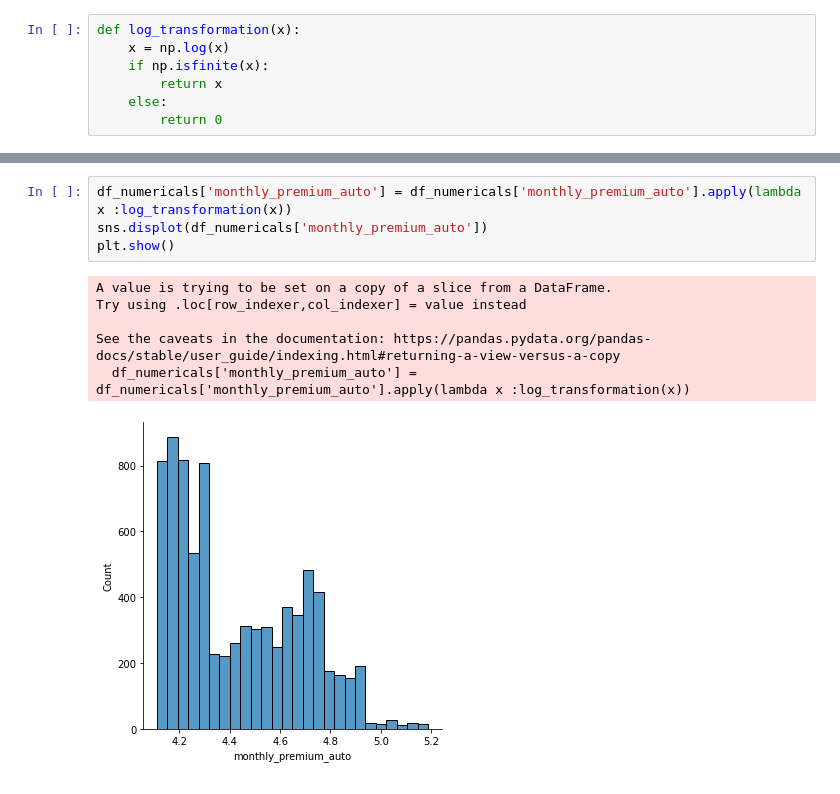
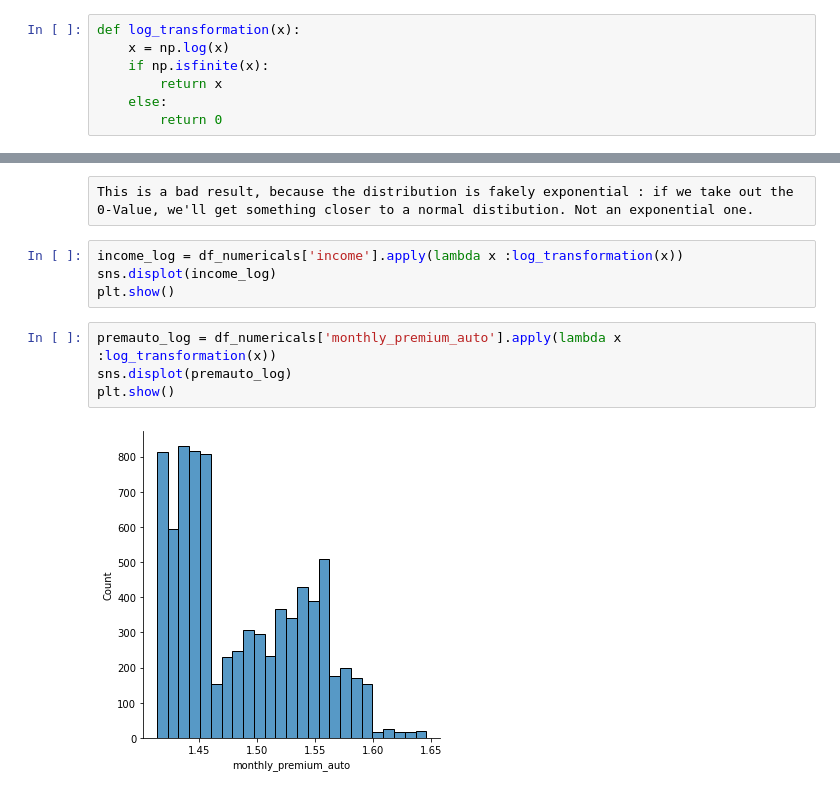
Before and after one commit to audedef/lab-week4-clean-knn-tests, a Jupyter notebook: Lab_week4_answer.ipynb, the cells around one changed output, grey strips where cells are left out. Saved outputs shown, nothing was run; the diff lists cells and outputs as text.

```diff
--- a/Lab_week4_answer.ipynb
+++ b/Lab_week4_answer.ipynb
@@ -1499,11 +1513,12 @@ def log_transformation(x):
+# %% [raw]
+This is a bad result, because the distribution is fakely exponential : if we take out the 0-Value, we'll get something closer to a normal distibution. Not an exponential one.
+# %%
+income_log = df_numericals['income'].apply(lambda x :log_transformation(x))
+sns.displot(income_log)
+plt.show()
 # %%
-df_numericals['monthly_premium_auto'] = df_numericals['monthly_premium_auto'].apply(lambda x :log_transformation(x))
-sns.displot(df_numericals['monthly_premium_auto'])
+premauto_log = df_numericals['monthly_premium_auto'].apply(lambda x :log_transformation(x))
+sns.displot(premauto_log)
 plt.show()
 # %% [output]
-A value is trying to be set on a copy of a slice from a DataFrame.
-Try using .loc[row_indexer,col_indexer] = value instead
-
-See the caveats in the documentation: https://pandas.pydata.org/pandas-docs/stable/user_guide/indexing.html#returning-a-view-versus-a-copy
-  df_numericals['monthly_premium_auto'] = df_numericals['monthly_premium_auto'].apply(lambda x :log_transformation(x))
-[figure, old version]
+[figure, new version]
```
Also changed, not shown: parts of 31 cells of this notebook.
